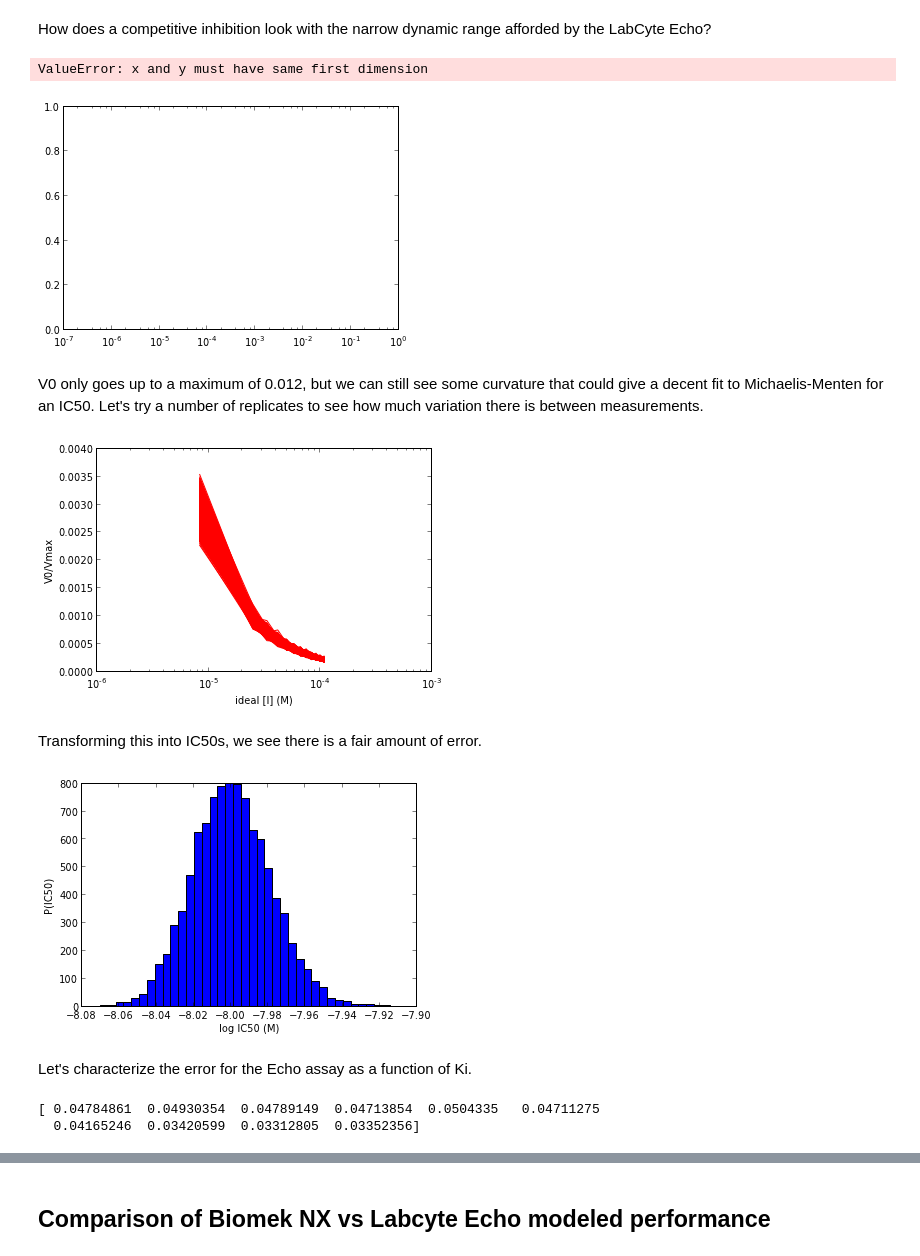
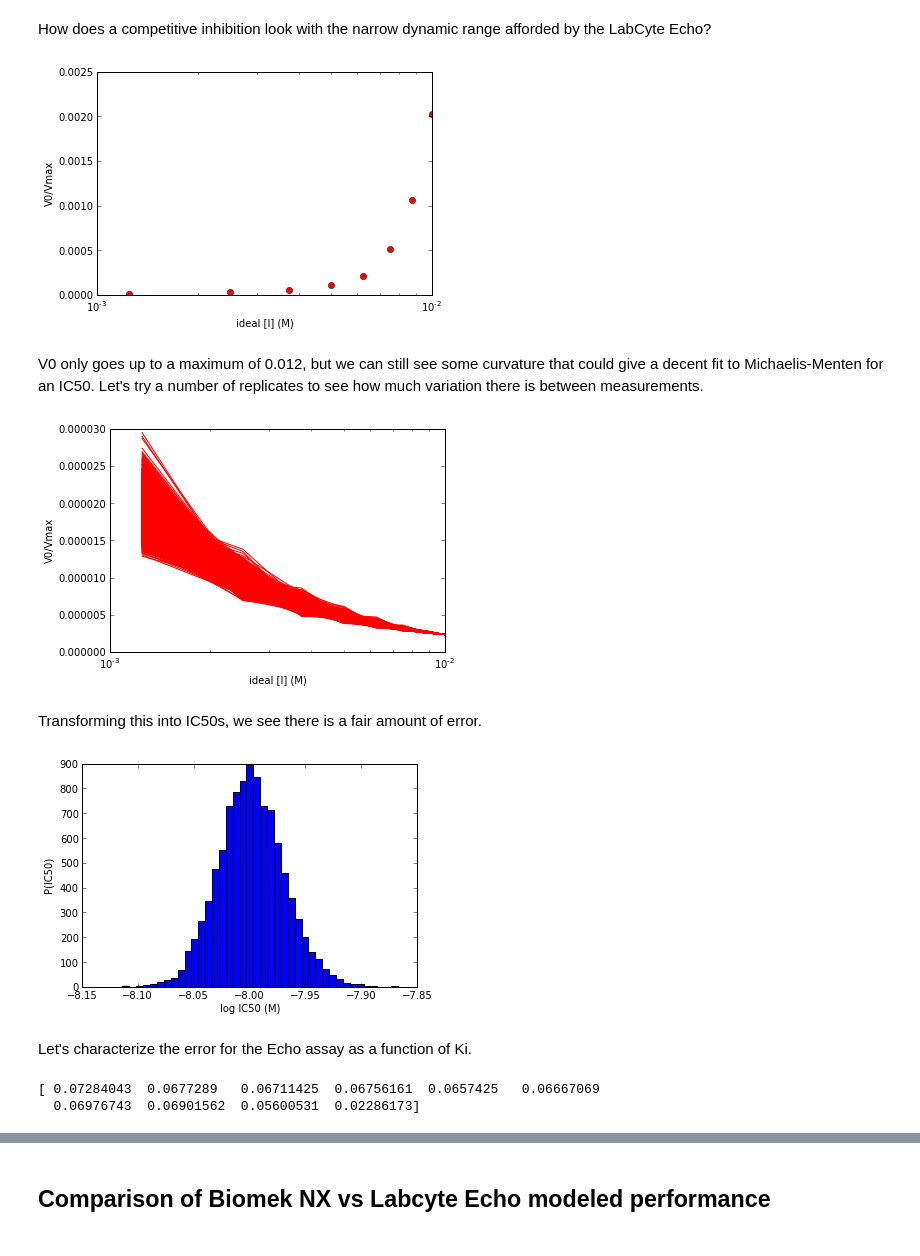
Before and after one commit to choderalab/cadd-grc-2013, a Jupyter notebook: notebooks/Serial dilution accuracy.ipynb, the cells around one changed output, grey strips where cells are left out. Drawn from its saved outputs; the diff is of its cells as text; code cells hidden in the pictures.

```diff
--- a/notebooks/Serial dilution accuracy.ipynb
+++ b/notebooks/Serial dilution accuracy.ipynb
@@ -333,34 +333,33 @@ for i in range(ndilutions):
 
 # Plot V0/Vmax for a single realization,
 clf();
-semilogx(ideal_compound_concentrations, activity, 'r.');
+semilogx(ideal_concentrations, activity, 'ro');
 xlabel('ideal [I] (M)');
 ylabel('V0/Vmax');
 # %% [output]
-ValueError: x and y must have same first dimension
-[figure, old version]
+[figure, new version]
 # %% [markdown]
 V0 only goes up to a maximum of 0.012, but we can still see some curvature that could give a decent fit to Michaelis-Menten for an IC50.  Let's try a number of replicates to see how much variation there is between measurements.
 # %%
 activity = numpy.zeros([nreplicates,ndilutions], numpy.float64)
 for replicate in range(nreplicates):
     [assay_volumes, assay_compound_concentrations] = echo_assay_dispense(C0, mix_volume, backfill_volume, ideal_dispense_volumes)
     for i in range(ndilutions):
         activity[replicate,i] = competitive_inhibition(substrate_concentration, assay_compound_concentrations[i], enzyme_concentration, true_Ki, Km)
 
 # Plot V0/Vmax for many measurements.
 clf();
-semilogx(ideal_compound_concentrations, activity.transpose(), 'r-');
+semilogx(ideal_concentrations, activity.transpose(), 'r-');
 xlabel('ideal [I] (M)');
 ylabel('V0/Vmax');
 # %% [output]
-[figure, old version]
+[figure, new version]
 # %% [markdown]
 Transforming this into IC50s, we see there is a fair amount of error.
 # %%
 IC50s_echo = numpy.zeros([nreplicates], numpy.float64)
 for replicate in range(nreplicates):
-    IC50s_echo[replicate] = fit_ic50(ideal_compound_concentrations, activity[replicate,:])
+    IC50s_echo[replicate] = fit_ic50(ideal_concentrations, activity[replicate,:])
 
 clf()
 nhist = 40
@@ -368,7 +367,7 @@ hist(numpy.log10(IC50s_echo), nhist);
 xlabel('log IC50 (M)');
 ylabel('P(IC50)');
 # %% [output]
-[figure, old version]
+[figure, new version]
 # %% [markdown]
 Let's characterize the error for the Echo assay as a function of Ki.
 # %%
@@ -380,7 +379,7 @@ def echo_IC50_error(true_Ki):
         activities = numpy.zeros([ndilutions], numpy.float64)
         for i in range(ndilutions):
             activities[i] = competitive_inhibition(substrate_concentration, assay_compound_concentrations[i], enzyme_concentration, true_Ki, Km)
-        IC50s[replicate] = fit_ic50(ideal_compound_concentrations, activities)
+        IC50s[replicate] = fit_ic50(ideal_concentrations, activities)
     IC50_errors = IC50s - true_Ki
     return IC50_errors.std()
 
@@ -393,8 +392,8 @@ for (i, Ki) in enumerate(Kis):
 echo_relative_errors = echo_errors / Kis
 print echo_relative_errors
 # %% [output]
-[ 0.04784861  0.04930354  0.04789149  0.04713854  0.0504335   0.04711275
-  0.04165246  0.03420599  0.03312805  0.03352356]
+[ 0.07284043  0.0677289   0.06711425  0.06756161  0.0657425   0.06667069
+  0.06976743  0.06901562  0.05600531  0.02286173]
 # %%
 # Plot relative error in measured Ki values as a function of true Ki.
 clf()
```
Also changed, not shown: parts of 17 cells of this notebook, 4 other files.
